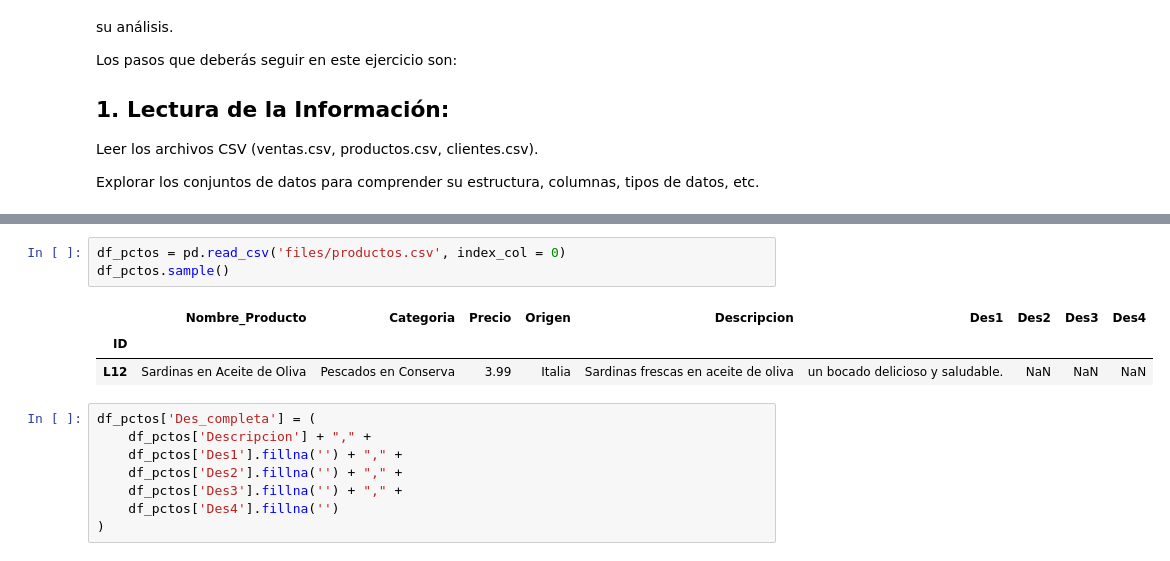
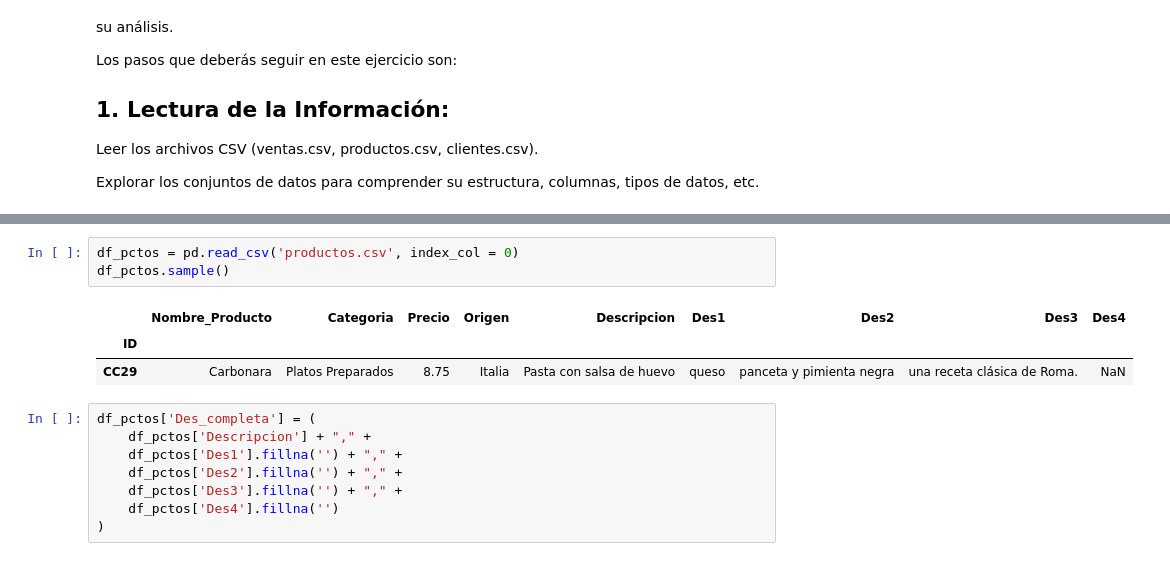
Before and after one commit to sansisimon/pair-mod3-isa-y-san, a Jupyter notebook: 10-02-pair.ipynb, the cells around one changed output, grey strips where cells are left out. Cells and saved outputs as stored; diff of their text form.

```diff
--- a/10-02-pair.ipynb
+++ b/10-02-pair.ipynb
@@ -65,12 +65,12 @@ df_clientes.head()
 | 4 | Filmer | Eirwin | feirwin3@intel.com | NaN | Leon | Spain | 5 American Ash Road |
 | 5 | Tanhya | Lubbock | tlubbock4@huffingtonpost.com | Female | Hospitalet De Llobregat, L' | Spain | 9289 Merry Circle |
 # %%
-df_pctos = pd.read_csv('files/productos.csv', index_col = 0)
+df_pctos = pd.read_csv('productos.csv', index_col = 0)
 df_pctos.sample()
 # %% [output]
 |  | Nombre_Producto | Categoria | Precio | Origen | Descripcion | Des1 | Des2 | Des3 | Des4 |
 | ID |  |  |  |  |  |  |  |  |  |
-| L12 | Sardinas en Aceite de Oliva | Pescados en Conserva | 3.99 | Italia | Sardinas frescas en aceite de oliva | un bocado delicioso y saludable. | NaN | NaN | NaN |
+| CC29 | Carbonara | Platos Preparados | 8.75 | Italia | Pasta con salsa de huevo | queso | panceta y pimienta negra | una receta clásica de Roma. | NaN |
 # %%
 df_pctos['Des_completa'] = (
     df_pctos['Descripcion'] + "," +
```
Also changed, not shown: parts of 16 cells of this notebook, 1 other file.
